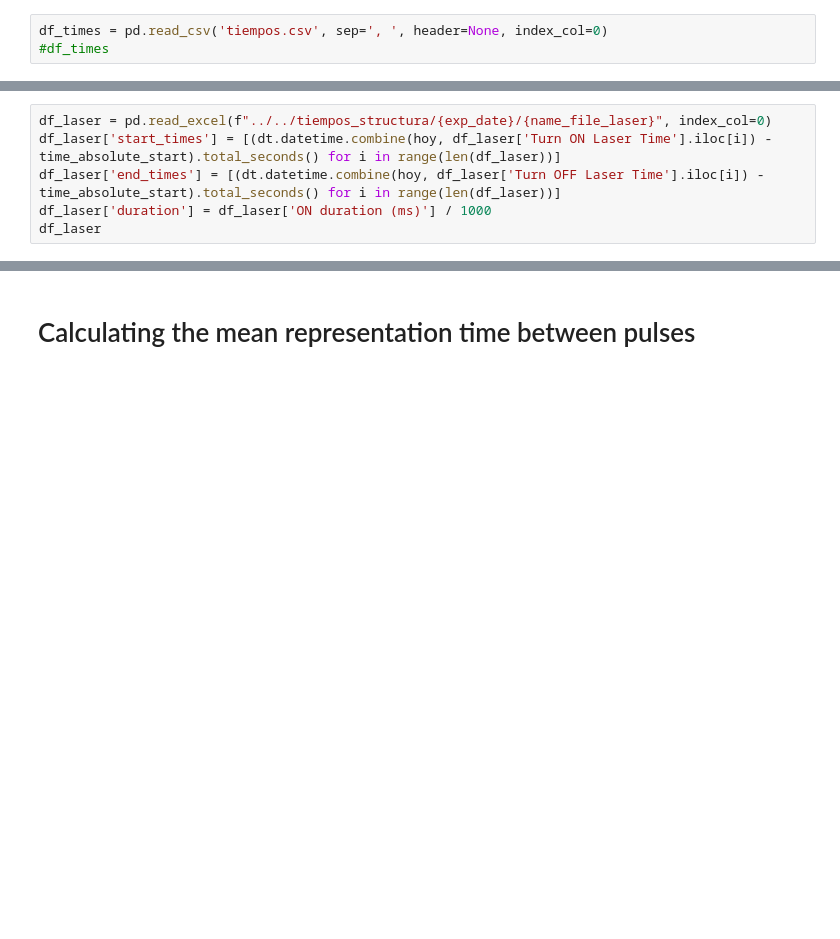
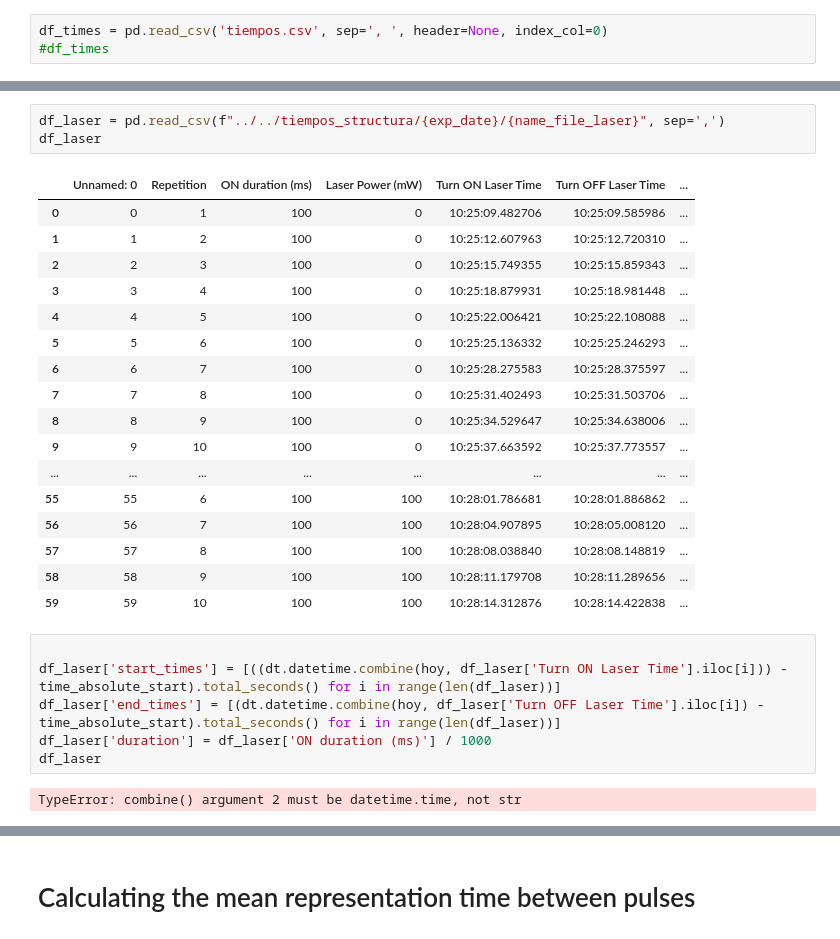
Before and after one commit to NanoNeuro/MEAS_PRUEBAS_ANE, a Jupyter notebook: notebooks/2024_02_20/create_figure.ipynb, the cells around one changed output, grey strips where cells are left out. Drawn from its saved outputs; the diff is of its cells as text; blank space fills up the shorter version.

```diff
--- a/notebooks/2024_02_20/create_figure.ipynb
+++ b/notebooks/2024_02_20/create_figure.ipynb
@@ -40,9 +70,32 @@ df_spikes
+# %%
+df_laser = pd.read_csv(f"../../tiempos_structura/{exp_date}/{name_file_laser}", sep=',')
+df_laser
+# %% [output]
+|  | Unnamed: 0 | Repetition | ON duration (ms) | Laser Power (mW) | Turn ON Laser Time | Turn OFF Laser Time | ... |
+| 0 | 0 | 1 | 100 | 0 | 10:25:09.482706 | 10:25:09.585986 | ... |
+| 1 | 1 | 2 | 100 | 0 | 10:25:12.607963 | 10:25:12.720310 | ... |
+| 2 | 2 | 3 | 100 | 0 | 10:25:15.749355 | 10:25:15.859343 | ... |
+| 3 | 3 | 4 | 100 | 0 | 10:25:18.879931 | 10:25:18.981448 | ... |
+| 4 | 4 | 5 | 100 | 0 | 10:25:22.006421 | 10:25:22.108088 | ... |
+| 5 | 5 | 6 | 100 | 0 | 10:25:25.136332 | 10:25:25.246293 | ... |
+| 6 | 6 | 7 | 100 | 0 | 10:25:28.275583 | 10:25:28.375597 | ... |
+| 7 | 7 | 8 | 100 | 0 | 10:25:31.402493 | 10:25:31.503706 | ... |
+| 8 | 8 | 9 | 100 | 0 | 10:25:34.529647 | 10:25:34.638006 | ... |
+| 9 | 9 | 10 | 100 | 0 | 10:25:37.663592 | 10:25:37.773557 | ... |
+| ... | ... | ... | ... | ... | ... | ... | ... |
+| 55 | 55 | 6 | 100 | 100 | 10:28:01.786681 | 10:28:01.886862 | ... |
+| 56 | 56 | 7 | 100 | 100 | 10:28:04.907895 | 10:28:05.008120 | ... |
+| 57 | 57 | 8 | 100 | 100 | 10:28:08.038840 | 10:28:08.148819 | ... |
+| 58 | 58 | 9 | 100 | 100 | 10:28:11.179708 | 10:28:11.289656 | ... |
+| 59 | 59 | 10 | 100 | 100 | 10:28:14.312876 | 10:28:14.422838 | ... |
 # %%
-df_laser = pd.read_excel(f"../../tiempos_structura/{exp_date}/{name_file_laser}", index_col=0)
-df_laser['start_times'] = [(dt.datetime.combine(hoy, df_laser['Turn ON Laser Time'].iloc[i]) - time_absolute_start).total_seconds() for i in range(len(df_laser))]
+
+df_laser['start_times'] = [((dt.datetime.combine(hoy, df_laser['Turn ON Laser Time'].iloc[i])) - time_absolute_start).total_seconds() for i in range(len(df_laser))]
 df_laser['end_times'] = [(dt.datetime.combine(hoy, df_laser['Turn OFF Laser Time'].iloc[i]) - time_absolute_start).total_seconds() for i in range(len(df_laser))]
 df_laser['duration'] = df_laser['ON duration (ms)'] / 1000
 df_laser
+# %% [output]
+TypeError: combine() argument 2 must be datetime.time, not str
 # %%
 voltages = sorted(set(df_laser['Laser Power (mW)'].values))
 electrodes = sorted(set(df_spikes['electrode_str'].values))
```
Also changed, not shown: parts of 4 cells of this notebook.
